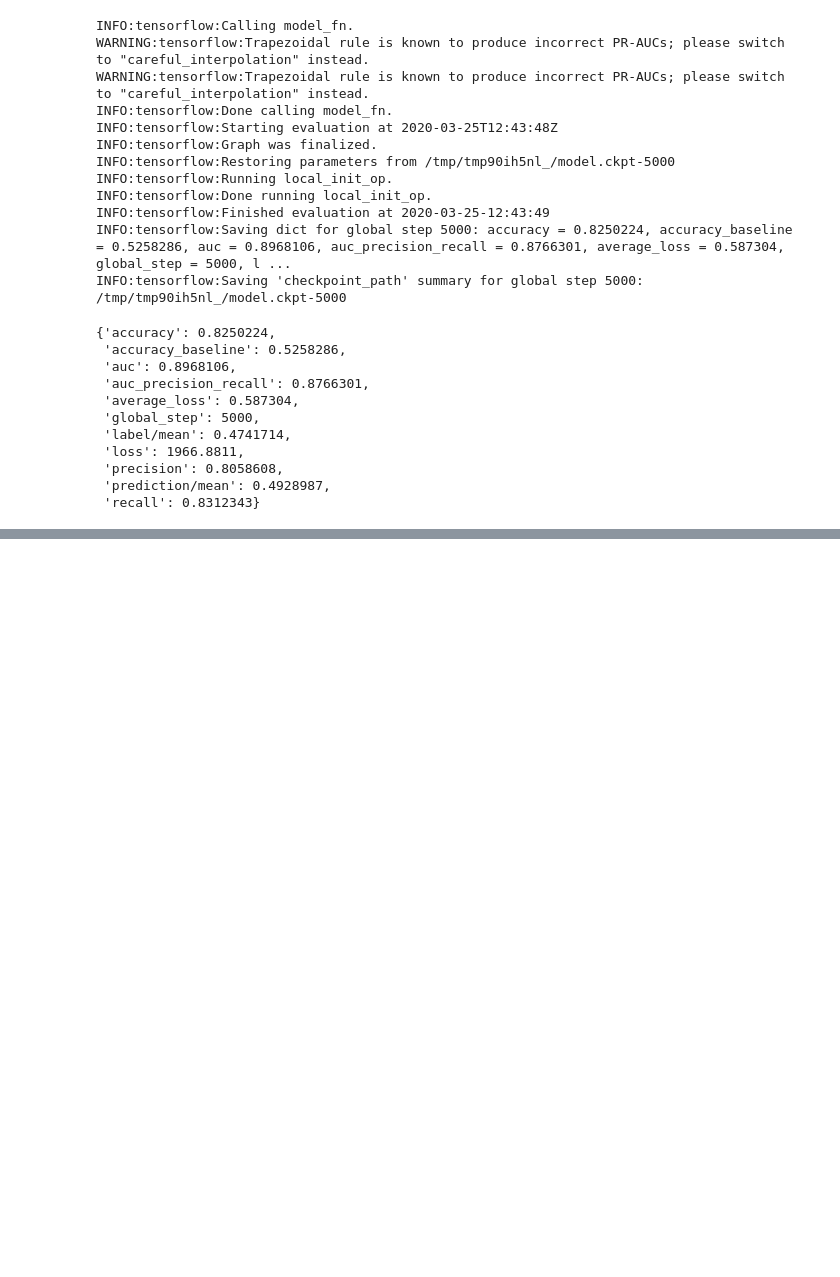
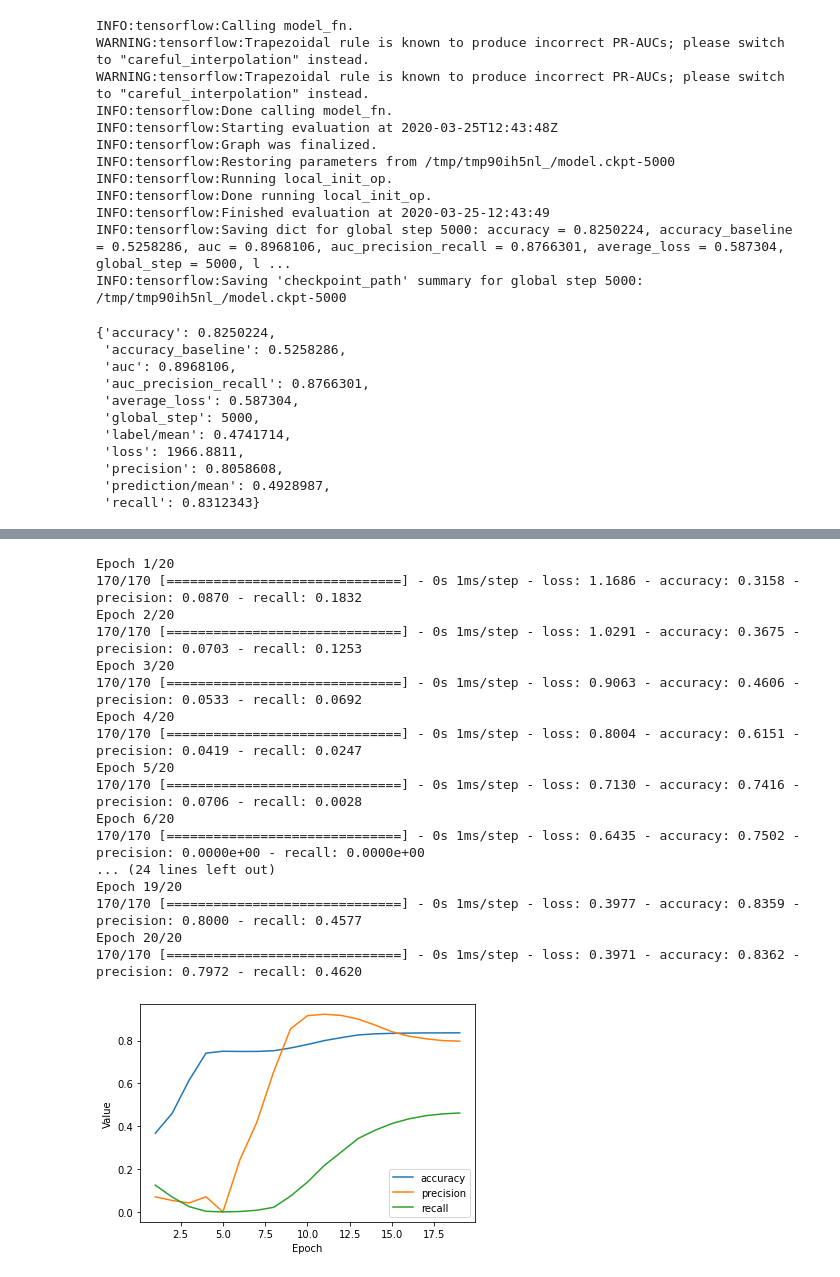
Before and after one commit to corneliarsm/Classification_Using_Tensorflow, a Jupyter notebook: belajarGIT.ipynb, the cells around one changed output, grey strips where cells are left out. Drawn from its saved outputs; the diff is of its cells as text; code cells hidden in the pictures; blank space fills up the shorter version.

```diff
--- a/belajarGIT.ipynb
+++ b/belajarGIT.ipynb
@@ -575,0 +879,57 @@ tf.enable_eager_execution()
+# %%
+#@title Double-click to view the solution for Task 4.
+
+# The following variables are the hyperparameters.
+learning_rate = 0.001
+epochs = 20
+batch_size = 100
+classification_threshold = 0.52
+label_name = "median_house_value_is_high"
+
+# Here is the updated definition of METRICS:
+METRICS = [
+      tf.keras.metrics.BinaryAccuracy(name='accuracy',
+                                      threshold=classification_threshold),
+      tf.keras.metrics.Precision(thresholds=classification_threshold,
+                                 name='precision'
+                                 ),
+      tf.keras.metrics.Recall(thresholds=classification_threshold,
+                              name="recall"),
+]
+
+# Establish the model's topography.
+my_model = create_model(learning_rate, feature_layer, METRICS)
+
+# Train the model on the training set.
+epochs, hist = train_model(my_model, train_df_norm, epochs,
+                           label_name, batch_size)
+
+# Plot metrics vs. epochs
+list_of_metrics_to_plot = ['accuracy', "precision", "recall"]
+plot_curve(epochs, hist, list_of_metrics_to_plot)
+
+# A `classification_threshold` of slightly over 0.5
+# appears to produce the highest accuracy (about 83%).
+# Raising the `classification_threshold` to 0.9 drops
+# accuracy by about 5%.  Lowering the
+# `classification_threshold` to 0.3 drops accuracy by
+# about 3%.
+# %% [output]
+Epoch 1/20
+170/170 [==============================] - 0s 1ms/step - loss: 1.1686 - accuracy: 0.3158 - precision: 0.0870 - recall: 0.1832
+Epoch 2/20
+170/170 [==============================] - 0s 1ms/step - loss: 1.0291 - accuracy: 0.3675 - precision: 0.0703 - recall: 0.1253
+Epoch 3/20
+170/170 [==============================] - 0s 1ms/step - loss: 0.9063 - accuracy: 0.4606 - precision: 0.0533 - recall: 0.0692
+Epoch 4/20
+170/170 [==============================] - 0s 1ms/step - loss: 0.8004 - accuracy: 0.6151 - precision: 0.0419 - recall: 0.0247
+Epoch 5/20
+170/170 [==============================] - 0s 1ms/step - loss: 0.7130 - accuracy: 0.7416 - precision: 0.0706 - recall: 0.0028
+Epoch 6/20
+170/170 [==============================] - 0s 1ms/step - loss: 0.6435 - accuracy: 0.7502 - precision: 0.0000e+00 - recall: 0.0000e+00
+... (24 lines left out)
+Epoch 19/20
+170/170 [==============================] - 0s 1ms/step - loss: 0.3977 - accuracy: 0.8359 - precision: 0.8000 - recall: 0.4577
+Epoch 20/20
+170/170 [==============================] - 0s 1ms/step - loss: 0.3971 - accuracy: 0.8362 - precision: 0.7972 - recall: 0.4620
+[figure, added]
```
Also changed, not shown: parts of 14 cells of this notebook.
